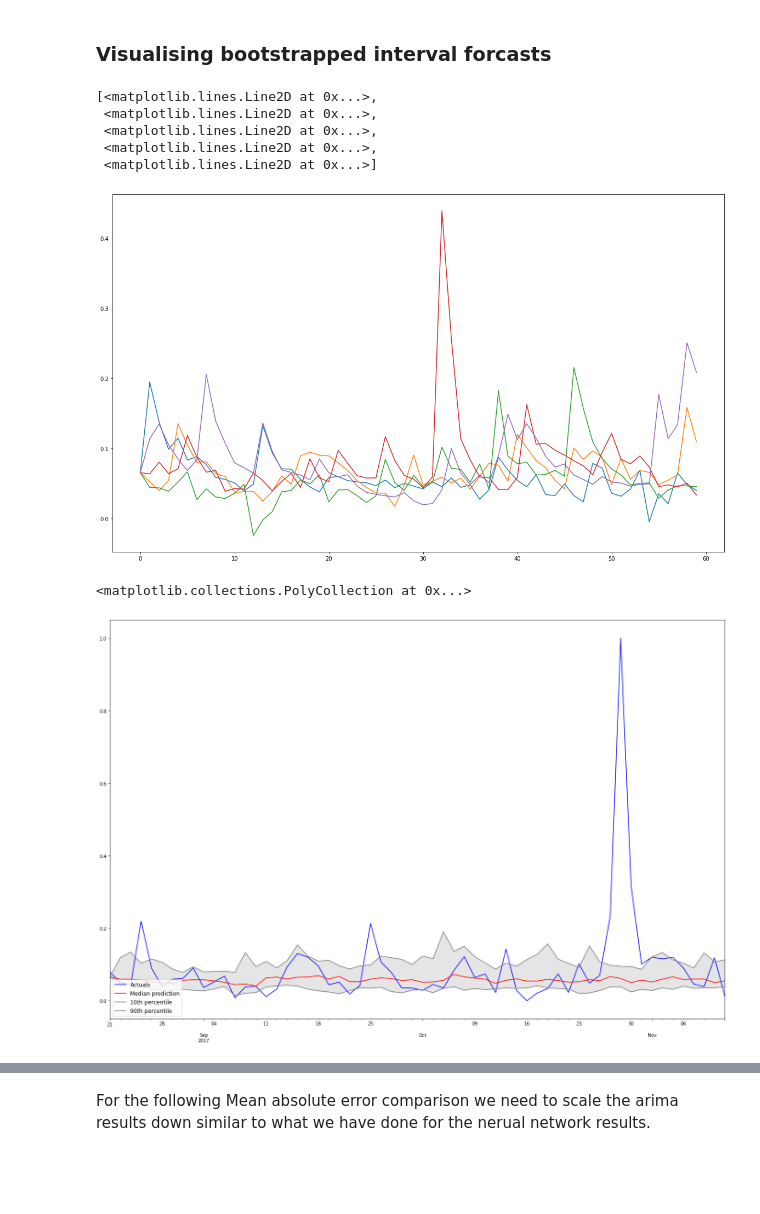
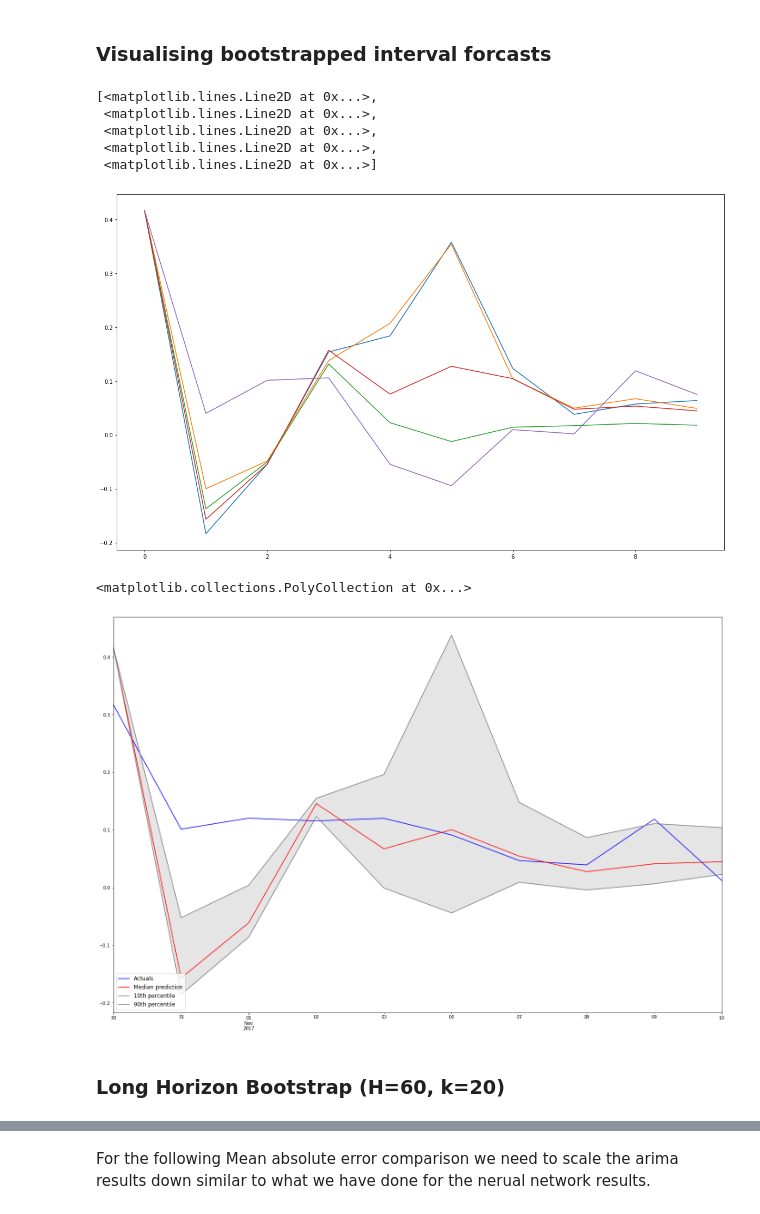
Before and after one commit to JamieKats/data2001-a3, a Jupyter notebook: DATA2001-A3-s4674720.ipynb, the cells around one changed output, grey strips where cells are left out. Drawn from its saved outputs; the diff is of its cells as text; code cells hidden in the pictures; blank space fills up the shorter version.

```diff
--- a/DATA2001-A3-s4674720.ipynb
+++ b/DATA2001-A3-s4674720.ipynb
@@ -1249,4 +1297,4 @@ To enable them in other operations, rebuild TensorFlow with the appropriate comp
 # %%
 # Fit the model
-model.fit(X_train, y_train, epochs=20, batch_size=20, shuffle=False)
+model.fit(X_train, y_train, epochs=100, batch_size=20, shuffle=False)
 # %% [output]
@@ -1370,10 +1419,10 @@ def multistep_prediction(H, model, X_pred,residuals=[]):
     return y_pred_multi, X_pred_multi
 # %%
 # Prediction horizon
-H = 60 # extend prediction horizon to end of dataset
+H = 10 # extend prediction horizon to end of dataset
 
-X_test_multi = X_test[-H:,:]
-y_test_multi = y_test[-H:]
+X_test_multi = X_test_scaled[-H:,:]
+y_test_multi = y_test_scaled[-H:]
 # y_pred_multi = model.predict(X_test_multi)
 # plot_pred(y_test_multi,y_pred_multi)
 
@@ -1407,3 +1454,3 @@ plot_pred(y_test_multi, y_pred_multi, period=H)
 # %%
-residuals = np.squeeze(y_train) - np.squeeze(model.predict(X_train))
+errors = np.squeeze(y_train) - np.squeeze(model.predict(X_train))
 # %% [output]
@@ -1411,18 +1460,17 @@ residuals = np.squeeze(y_train) - np.squeeze(model.predict(X_train))
 # %%
 # Bootstrap iterations
-K = 20
-# reduce prediction horizon for bootstrap to 1 month, if prediction horizon is 3 months the computation takes too long
-H = 60
+K = 100
+H = 10
 
 # Prepare first input to multistep bootsrtap loop
 X_pred = X_test_multi[0,:]
-y_pred_bootstrap = []
+y_pred_bootstrap_short = []
 
 # Use multistep prediction to generate bootstrap data,
 # List of training residuals to sample from passed in as fourth argument
 
 for k in range(K):
-    y_pred_multi, X_pred_multi = multistep_prediction(H,model,X_pred,residuals)
+    y_pred_multi_short, X_pred_multi_short = multistep_prediction(H,model,X_pred,errors)
     # store y predictions
-    y_pred_bootstrap.append(y_pred_multi)
+    y_pred_bootstrap_short.append(y_pred_multi_short)
 # %% [output]
@@ -1452,11 +1500,11 @@ def transposed_2d_list(l):
 
 plt.figure(figsize=(20,12))
-plt.plot(transposed_2d_list(y_pred_bootstrap[-5:]))
+plt.plot(transposed_2d_list(y_pred_bootstrap_short[-5:]))
 # %% [output]
 [<matplotlib.lines.Line2D at 0x...>,
  <matplotlib.lines.Line2D at 0x...>,
  <matplotlib.lines.Line2D at 0x...>,
  <matplotlib.lines.Line2D at 0x...>,
  <matplotlib.lines.Line2D at 0x...>]
-[figure, old version]
+[figure, new version]
 # %%
@@ -1470,14 +1518,16 @@ bootstrap_predictions['actuals'] = y_test[-H:]
 # %%
 # plot interval with fill
 fig, ax_bootstrap = plt.subplots(figsize=(24,16))
-bootstrap_predictions['actuals'].plot(color = 'blue', label='Actuals', axes=ax_bootstrap)
-bootstrap_predictions['median'].plot(color = 'red',label = 'Median prediction', axes=ax_bootstrap )
-bootstrap_predictions['10'].plot(color = 'grey', label = '10th percentile', axes=ax_bootstrap )
-bootstrap_predictions['90'].plot(color = 'grey', label = '90th percentile', axes=ax_bootstrap )
+bootstrap_predictions_short['actuals'].plot(color = 'blue', label='Actuals', axes=ax_bootstrap)
+bootstrap_predictions_short['median'].plot(color = 'red',label = 'Median prediction', axes=ax_bootstrap )
+bootstrap_predictions_short['10'].plot(color = 'grey', label = '10th percentile', axes=ax_bootstrap )
+bootstrap_predictions_short['90'].plot(color = 'grey', label = '90th percentile', axes=ax_bootstrap )
 plt.legend(loc = 'lower left', fontsize = 12)
 
 x = prev_data.index.values[-H:]
-plt.fill_between(x, bootstrap_predictions['10'], bootstrap_predictions['90'], color='grey', alpha=0.2)
+plt.fill_between(x, bootstrap_predictions_short['10'], bootstrap_predictions_short['90'], color='grey', alpha=0.2)
 # %% [output]
 <matplotlib.collections.PolyCollection at 0x...>
-[figure, old version]
+[figure, new version]
+# %% [markdown]
+### Long Horizon Bootstrap (H=60, k=20)
```
Also changed, not shown: parts of 72 cells of this notebook.
